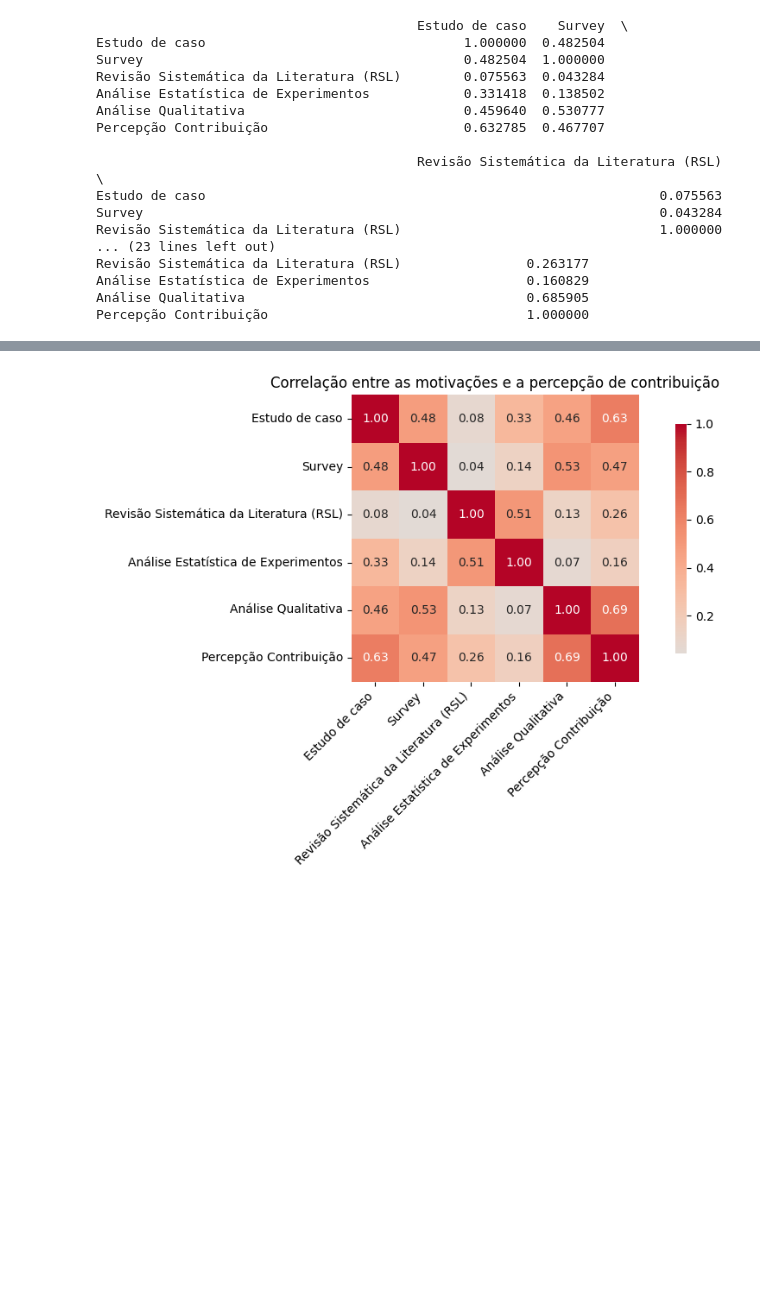
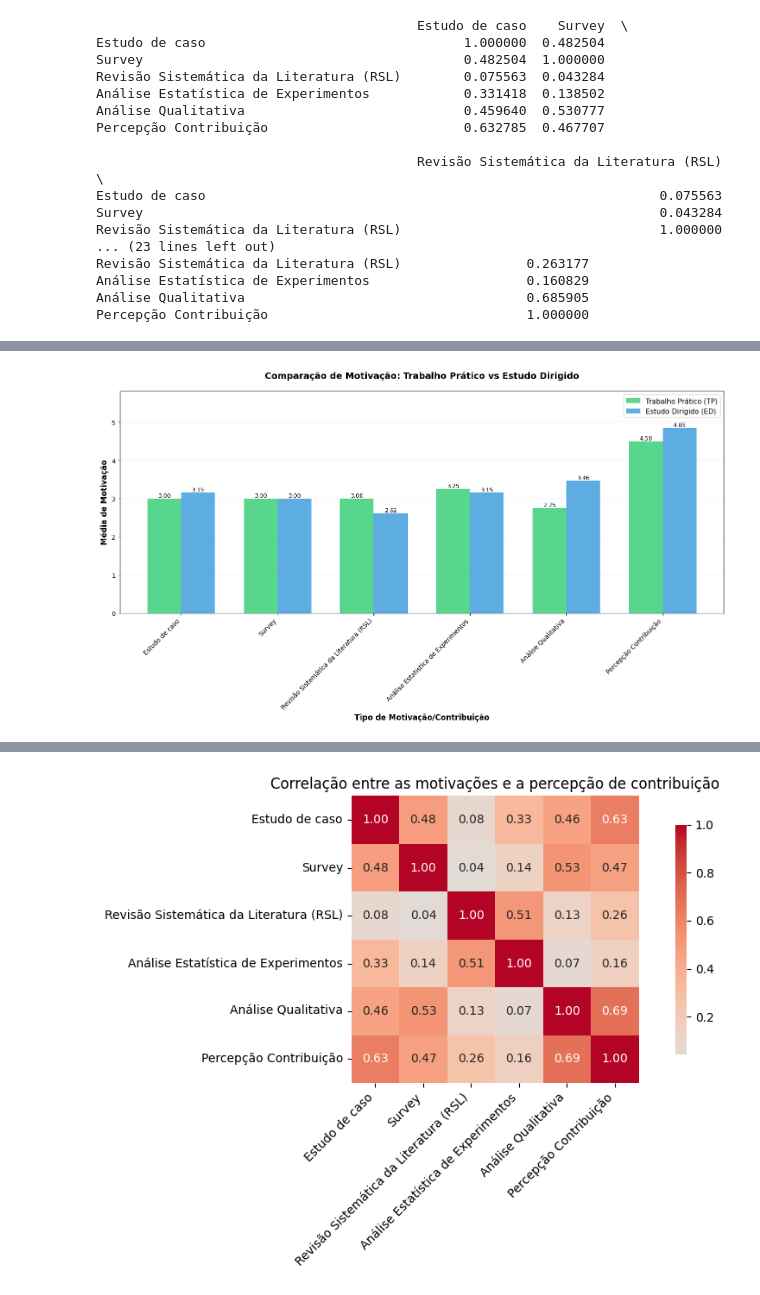
Before and after one commit to caiocezzarpng/ees-feedback, a Jupyter notebook: notebooks/motivacaoContribuicao.ipynb, the cells around one changed output, grey strips where cells are left out. Saved outputs shown, nothing was run; the diff lists cells and outputs as text; code cells hidden in the pictures; blank space fills up the shorter version.

```diff
--- a/notebooks/motivacaoContribuicao.ipynb
+++ b/notebooks/motivacaoContribuicao.ipynb
@@ -78,0 +310,48 @@ Percepção Contribuição                                 1.000000
+# %%
+# Visualização comparativa: TP vs ED
+fig, ax = plt.subplots(figsize=(14, 8))
+
+# Prepara os dados
+categorias_principais = ['Trabalho Prático (TP)', 'Estudo Dirigido (ED)']
+tipos_motiv = ['Estudo de caso', 'Survey', 'Revisão Sistemática da Literatura (RSL)',
+               'Análise Estatística de Experimentos', 'Análise Qualitativa', 'Percepção Contribuição']
+
+x = np.arange(len(tipos_motiv))
+width = 0.35
+
+medias_tp = []
+medias_ed = []
+
+for tipo in tipos_motiv:
+    subset_tp = df_comparacao[df_comparacao['Categoria Apresentação'] == 'Trabalho Prático (TP)']
+    subset_ed = df_comparacao[df_comparacao['Categoria Apresentação'] == 'Estudo Dirigido (ED)']
+
+    medias_tp.append(subset_tp[tipo].mean() if len(subset_tp) > 0 else 0)
+    medias_ed.append(subset_ed[tipo].mean() if len(subset_ed) > 0 else 0)
+
+# Cria o gráfico de barras agrupadas
+bars1 = ax.bar(x - width/2, medias_tp, width, label='Trabalho Prático (TP)', color='#2ecc71', alpha=0.8)
+bars2 = ax.bar(x + width/2, medias_ed, width, label='Estudo Dirigido (ED)', color='#3498db', alpha=0.8)
+
+# Adiciona valores nas barras
+for bars in [bars1, bars2]:
+    for bar in bars:
+        height = bar.get_height()
+        ax.text(bar.get_x() + bar.get_width()/2., height,
+                f'{height:.2f}',
+                ha='center', va='bottom', fontsize=9)
+
+ax.set_xlabel('Tipo de Motivação/Contribuição', fontsize=12, fontweight='bold')
+ax.set_ylabel('Média de Motivação', fontsize=12, fontweight='bold')
+ax.set_title('Comparação de Motivação: Trabalho Prático vs Estudo Dirigido',
+              fontsize=14, fontweight='bold', pad=20)
+ax.set_xticks(x)
+ax.set_xticklabels(tipos_motiv, rotation=45, ha='right')
+ax.legend(fontsize=11)
+ax.grid(True, alpha=0.3, axis='y')
+ax.set_ylim(0, max(max(medias_tp), max(medias_ed)) * 1.2)
+
+plt.tight_layout()
+plt.show()
+# %% [output]
+[figure, added]
```
Also changed, not shown: parts of 8 cells of this notebook, 16 other files.
